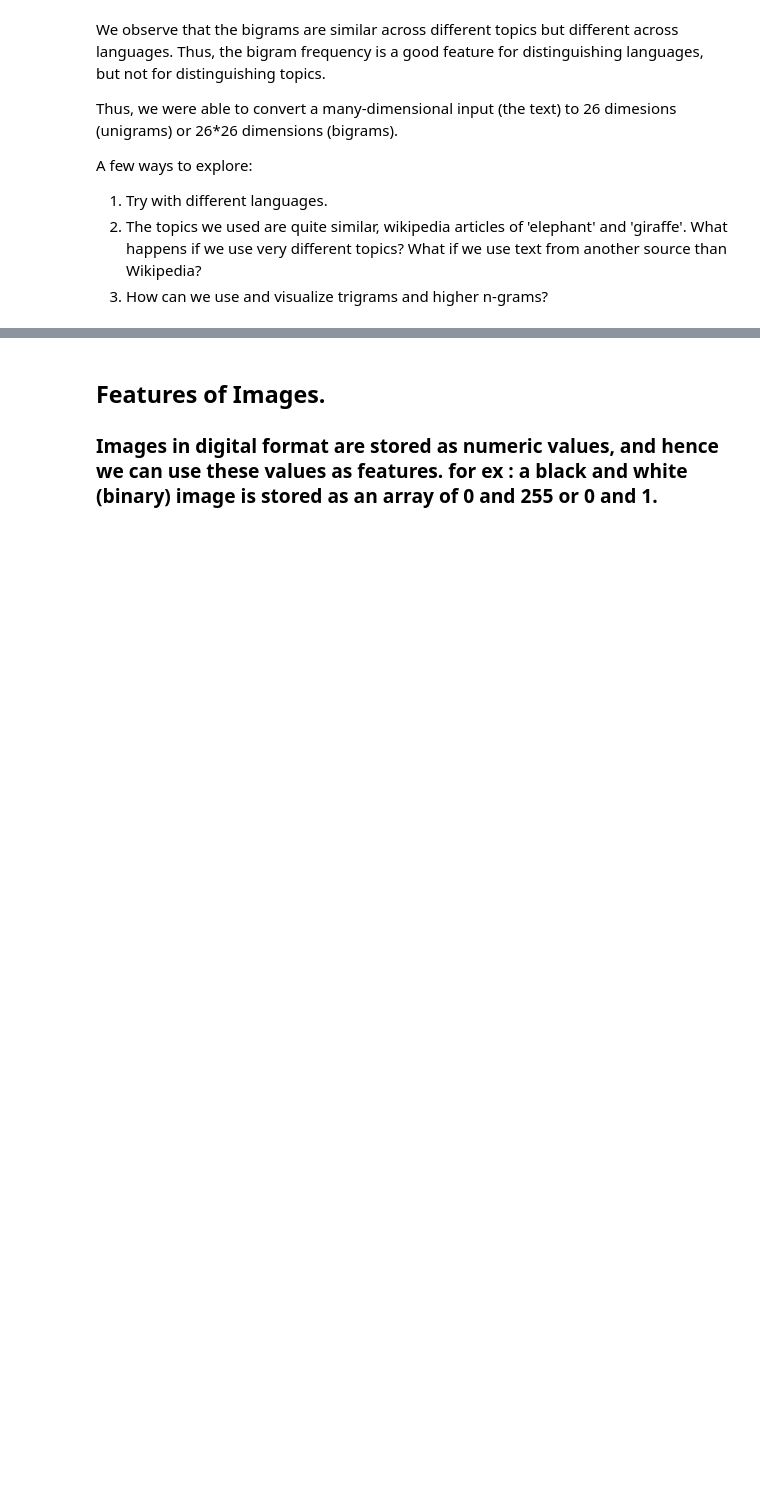
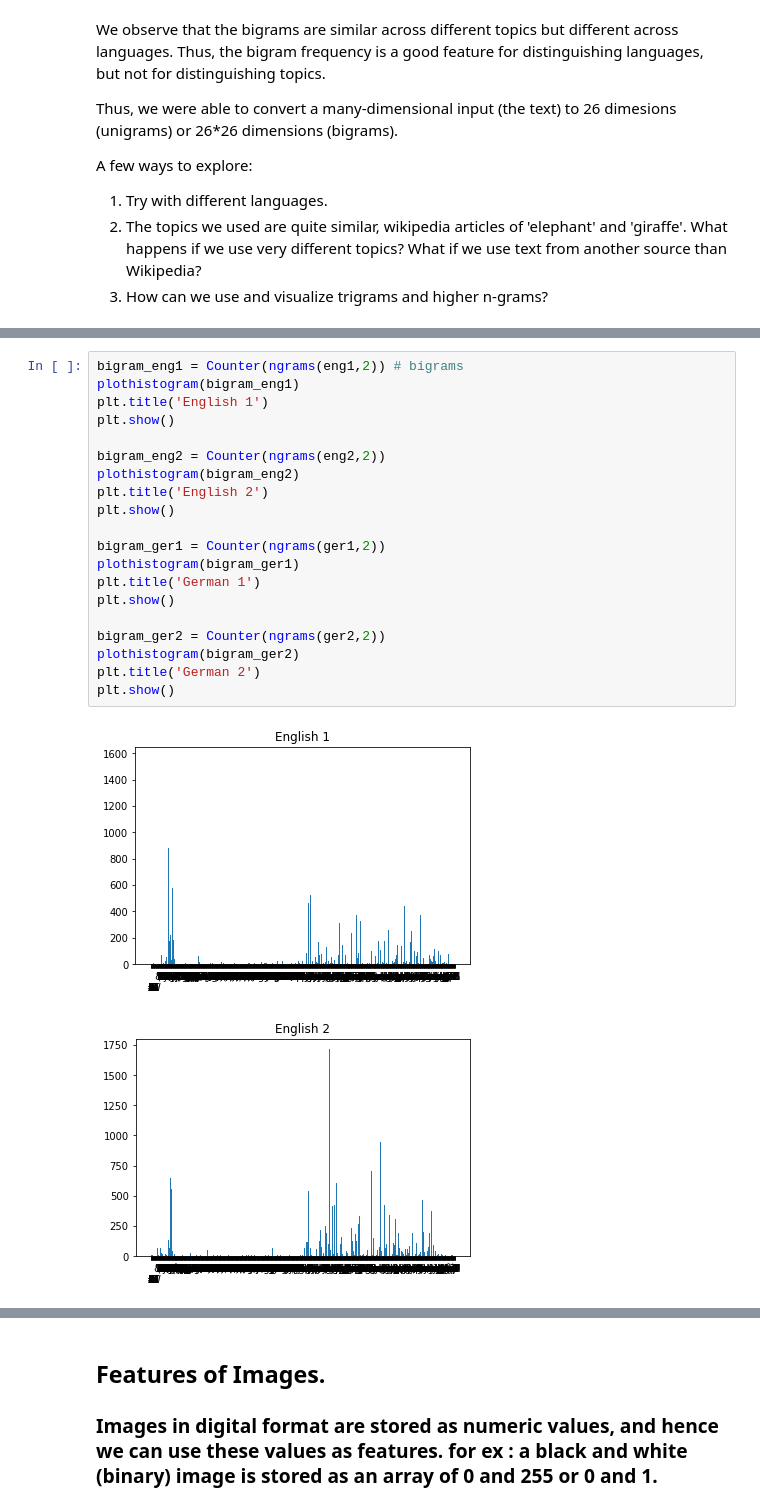
Before and after one commit to itzwow/FMML_August_AmitBera, a Jupyter notebook: Lab2_20fmml20220111_FMML_Aug22_M1Lab2_DataFeatures&Augmentation.ipynb, the cells around one changed output, grey strips where cells are left out. Cells and saved outputs as stored; diff of their text form; blank space fills up the shorter version.

```diff
--- a/Lab2_20fmml20220111_FMML_Aug22_M1Lab2_DataFeatures&Augmentation.ipynb
+++ b/Lab2_20fmml20220111_FMML_Aug22_M1Lab2_DataFeatures&Augmentation.ipynb
@@ -332,0 +434,23 @@ A few ways to explore:
+# %%
+bigram_eng1 = Counter(ngrams(eng1,2)) # bigrams
+plothistogram(bigram_eng1)
+plt.title('English 1')
+plt.show()
+
+bigram_eng2 = Counter(ngrams(eng2,2))
+plothistogram(bigram_eng2)
+plt.title('English 2')
+plt.show()
+
+bigram_ger1 = Counter(ngrams(ger1,2))
+plothistogram(bigram_ger1)
+plt.title('German 1')
+plt.show()
+
+bigram_ger2 = Counter(ngrams(ger2,2))
+plothistogram(bigram_ger2)
+plt.title('German 2')
+plt.show()
+# %% [output]
+[figure, added]
+[figure, added]
```
Also changed, not shown: parts of 29 cells of this notebook.
